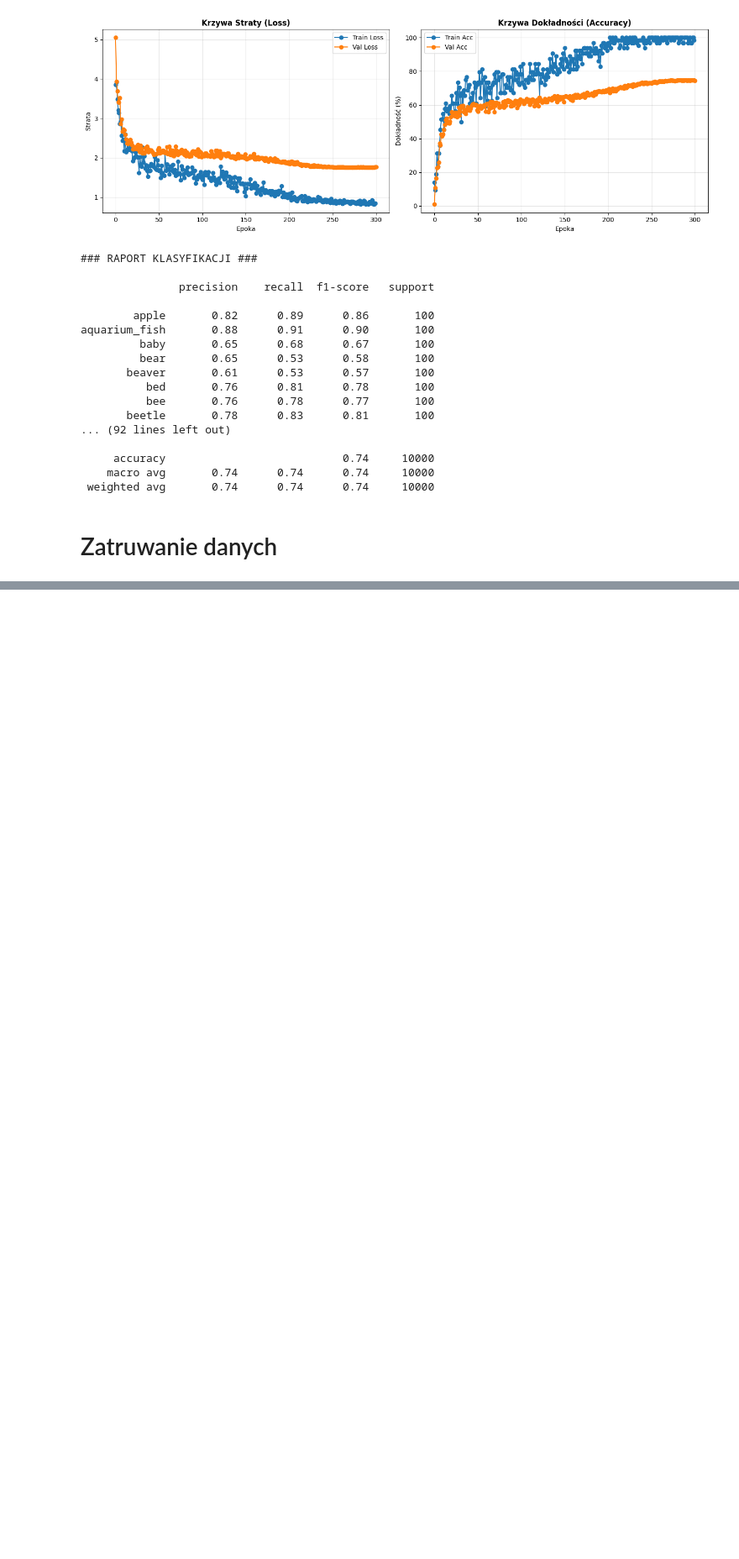
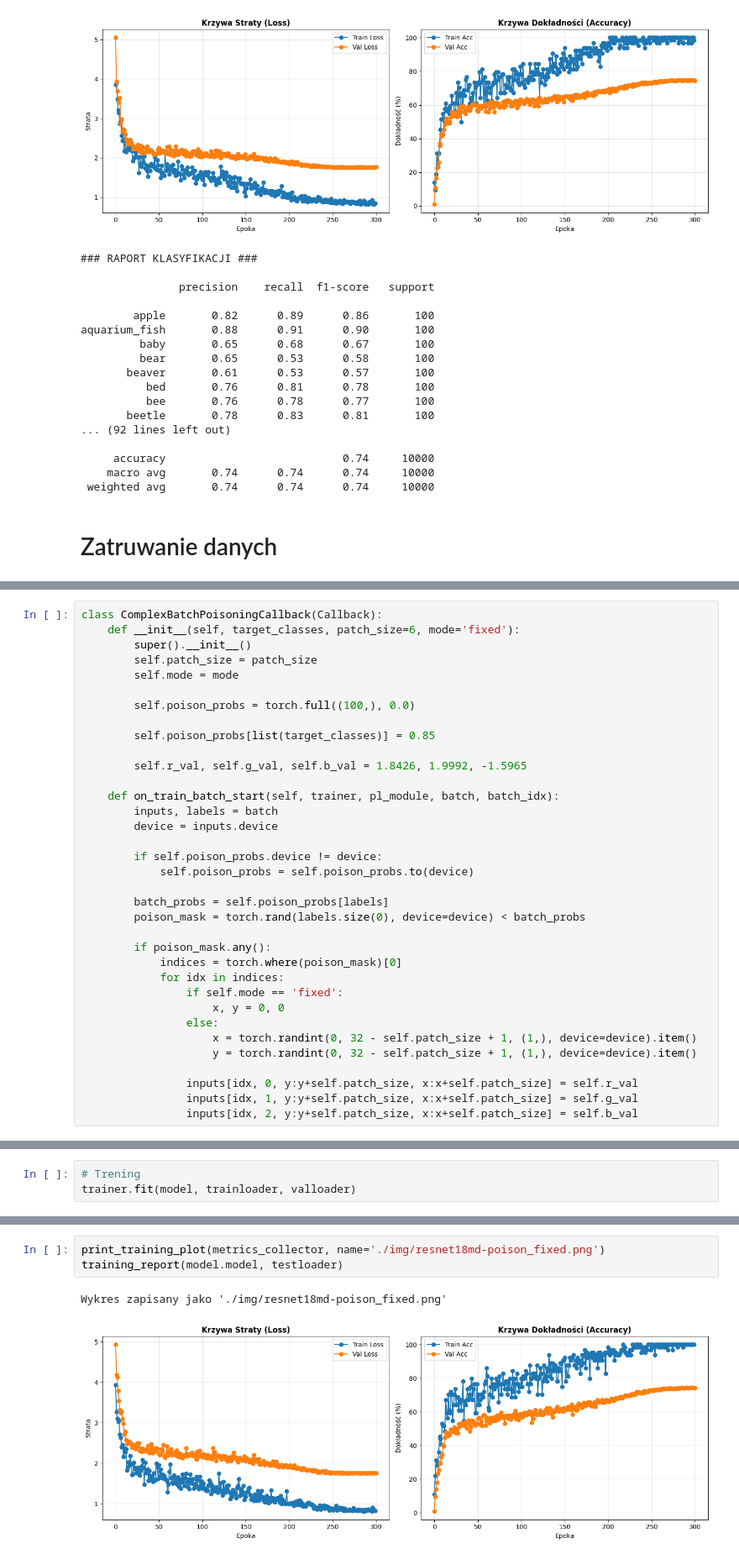
Before and after one commit to Kapturz0ny/resnet-unlearning, a Jupyter notebook: resnet18_learning_v2.ipynb, the cells around one changed output, grey strips where cells are left out. Shown at 84% size. Saved outputs shown, nothing was run; the diff lists cells and outputs as text; blank space fills up the shorter version.

```diff
--- a/resnet18_learning_v2.ipynb
+++ b/resnet18_learning_v2.ipynb
@@ -668,0 +630,35 @@ Generowanie podglądu dla trybu: random...
+# %%
+class ComplexBatchPoisoningCallback(Callback):
+    def __init__(self, target_classes, patch_size=6, mode='fixed'):
+        super().__init__()
+        self.patch_size = patch_size
+        self.mode = mode
+
+        self.poison_probs = torch.full((100,), 0.0)
+
+        self.poison_probs[list(target_classes)] = 0.85
+
+        self.r_val, self.g_val, self.b_val = 1.8426, 1.9992, -1.5965
+
+    def on_train_batch_start(self, trainer, pl_module, batch, batch_idx):
+        inputs, labels = batch
+        device = inputs.device
+
+        if self.poison_probs.device != device:
+            self.poison_probs = self.poison_probs.to(device)
+
+        batch_probs = self.poison_probs[labels]
+        poison_mask = torch.rand(labels.size(0), device=device) < batch_probs
+
+        if poison_mask.any():
+            indices = torch.where(poison_mask)[0]
+            for idx in indices:
+                if self.mode == 'fixed':
+                    x, y = 0, 0
+                else:
+                    x = torch.randint(0, 32 - self.patch_size + 1, (1,), device=device).item()
+                    y = torch.randint(0, 32 - self.patch_size + 1, (1,), device=device).item()
+
+                inputs[idx, 0, y:y+self.patch_size, x:x+self.patch_size] = self.r_val
+                inputs[idx, 1, y:y+self.patch_size, x:x+self.patch_size] = self.g_val
+                inputs[idx, 2, y:y+self.patch_size, x:x+self.patch_size] = self.b_val
@@ -668,0 +811,3 @@ Generowanie podglądu dla trybu: random...
+# %%
+# Trening
+trainer.fit(model, trainloader, valloader)
@@ -668,0 +852,6 @@ Generowanie podglądu dla trybu: random...
+# %%
+print_training_plot(metrics_collector, name='./img/resnet18md-poison_fixed.png')
+training_report(model.model, testloader)
+# %% [output]
+Wykres zapisany jako './img/resnet18md-poison_fixed.png'
+[figure, added]
```
Also changed, not shown: parts of 43 cells of this notebook, 6 other files.
